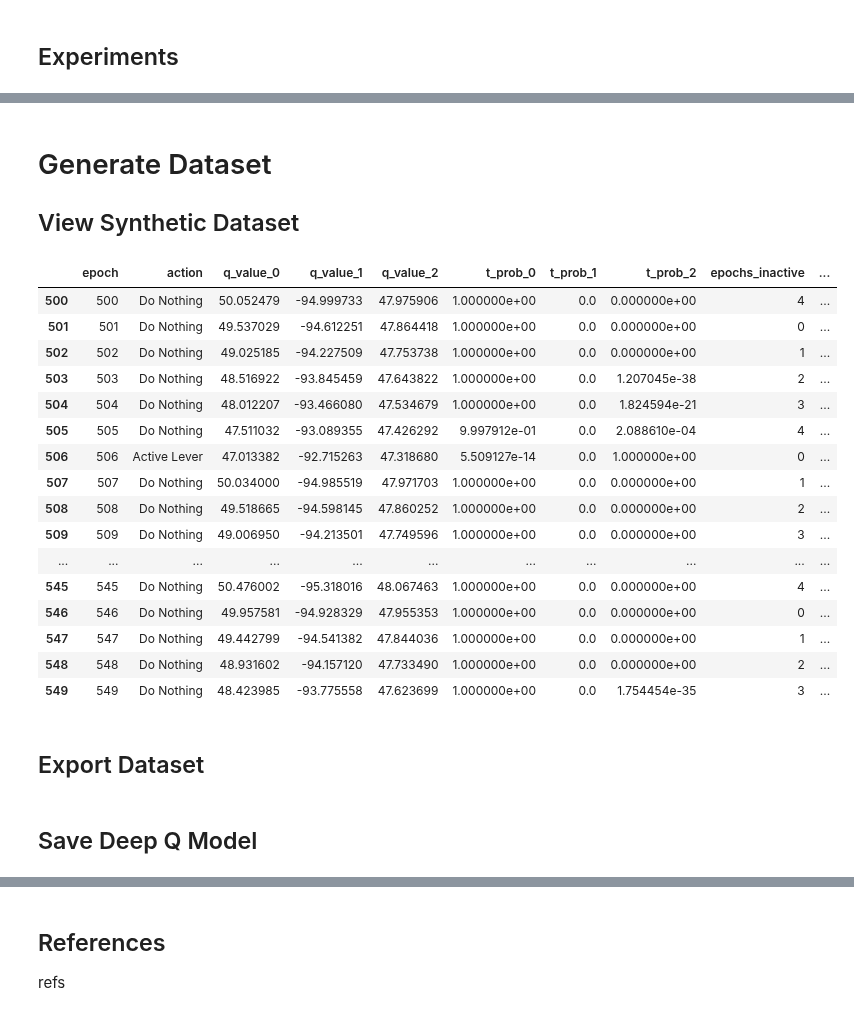
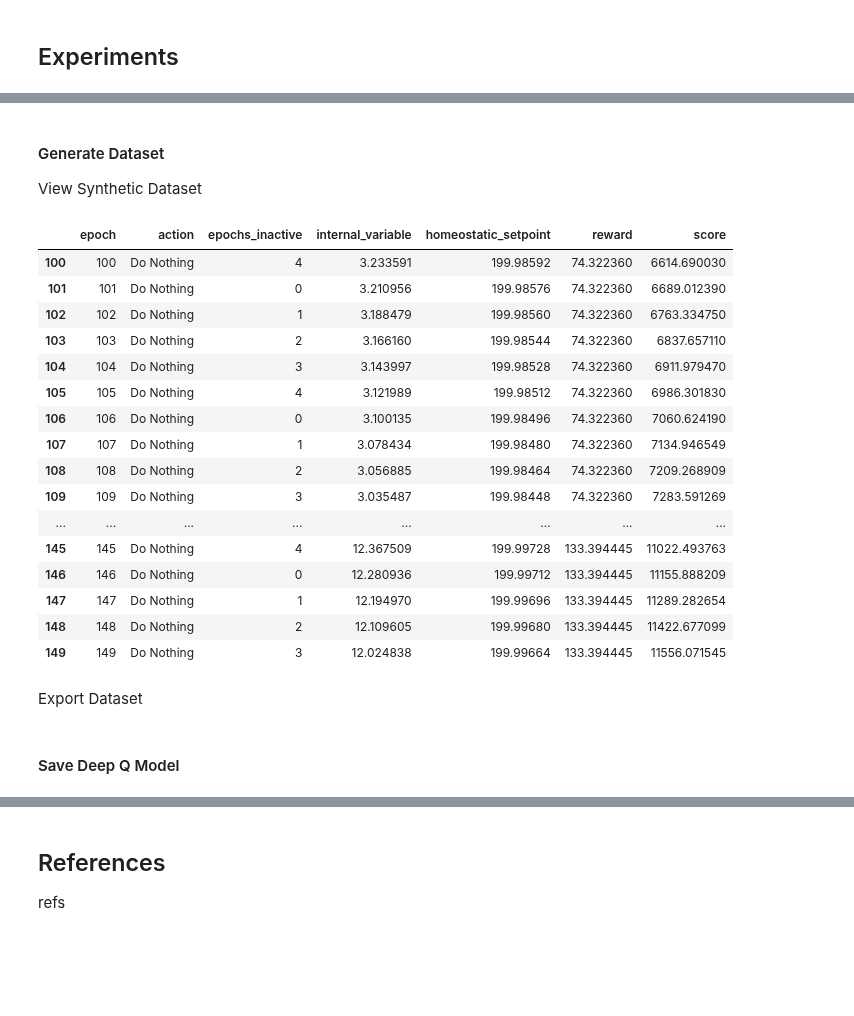
Before and after one commit to rob-sullivan/tu060, a Jupyter notebook: robert_s_sullivan_msc_dissertation.ipynb, the cells around one changed output, grey strips where cells are left out. Cells and saved outputs as stored; diff of their text form; code cells hidden in the pictures; blank space fills up the shorter version.

```diff
--- a/robert_s_sullivan_msc_dissertation.ipynb
+++ b/robert_s_sullivan_msc_dissertation.ipynb
@@ -161,7 +164,8 @@ Simulating Cocaine Addiction by varying the Homeostatic setpoint of the agent
 # %%
-env = gym.make('HRLSim-v0', render_mode="notebook")
-state = env.reset()
-#next_state, reward, terminated, truncated, info = env.step(env.action_space.sample())
+env = gym.make('HRLSim-v0', render_mode="notebook", time_hours=4) #time_hours
+observation = env.reset()[0]
+reward = env.reward
+done = False
 # %% [output]
 Simulation Reset.
 Total Time: 4 hrs.
@@ -169,7 +172,0 @@ Total Epochs expected: 3600.0
-# %%
-for _ in range(3600):
-    action = env.action_space.sample()  # agent policy that uses the observation and info
-    observation, reward, terminated, truncated, info = env.step(action)
-
-    #if terminated:
-    #    env.reset()
@@ -181,0 +175,3 @@ env.close()
+# %%
+# Agent Brain - a neural network that represents our Q-function
+agent = Dqn(2,3,0.9) # 4 sensors, 8 actions, gama = 0.9
@@ -181,0 +180,5 @@ env.close()
+# %%
+while not done:
+    env.render()
+    action, qValues, transitionProbs = agent.update(reward, observation)
+    observation, reward, done, truncated, info = env.step(action)
@@ -182,33 +200,33 @@ env.close()
 # %% [markdown]
-# Generate Dataset
-## View Synthetic Dataset
+#### Generate Dataset
+View Synthetic Dataset
 # %%
 #env.df.head(250)
-#env.df.iloc[100:150] #when hit is taken
-env.df.iloc[500:550]
+env.df.iloc[100:150] #when hit is taken
+#env.df.iloc[0:50]
 # %% [output]
-|  | epoch | action | q_value_0 | q_value_1 | q_value_2 | t_prob_0 | t_prob_1 | t_prob_2 | epochs_inactive | ... |
-| 500 | 500 | Do Nothing | 50.052479 | -94.999733 | 47.975906 | 1.000000e+00 | 0.0 | 0.000000e+00 | 4 | ... |
-| 501 | 501 | Do Nothing | 49.537029 | -94.612251 | 47.864418 | 1.000000e+00 | 0.0 | 0.000000e+00 | 0 | ... |
-| 502 | 502 | Do Nothing | 49.025185 | -94.227509 | 47.753738 | 1.000000e+00 | 0.0 | 0.000000e+00 | 1 | ... |
-| 503 | 503 | Do Nothing | 48.516922 | -93.845459 | 47.643822 | 1.000000e+00 | 0.0 | 1.207045e-38 | 2 | ... |
-| 504 | 504 | Do Nothing | 48.012207 | -93.466080 | 47.534679 | 1.000000e+00 | 0.0 | 1.824594e-21 | 3 | ... |
-| 505 | 505 | Do Nothing | 47.511032 | -93.089355 | 47.426292 | 9.997912e-01 | 0.0 | 2.088610e-04 | 4 | ... |
-| 506 | 506 | Active Lever | 47.013382 | -92.715263 | 47.318680 | 5.509127e-14 | 0.0 | 1.000000e+00 | 0 | ... |
-| 507 | 507 | Do Nothing | 50.034000 | -94.985519 | 47.971703 | 1.000000e+00 | 0.0 | 0.000000e+00 | 1 | ... |
-| 508 | 508 | Do Nothing | 49.518665 | -94.598145 | 47.860252 | 1.000000e+00 | 0.0 | 0.000000e+00 | 2 | ... |
-| 509 | 509 | Do Nothing | 49.006950 | -94.213501 | 47.749596 | 1.000000e+00 | 0.0 | 0.000000e+00 | 3 | ... |
-| ... | ... | ... | ... | ... | ... | ... | ... | ... | ... | ... |
-| 545 | 545 | Do Nothing | 50.476002 | -95.318016 | 48.067463 | 1.000000e+00 | 0.0 | 0.000000e+00 | 4 | ... |
-| 546 | 546 | Do Nothing | 49.957581 | -94.928329 | 47.955353 | 1.000000e+00 | 0.0 | 0.000000e+00 | 0 | ... |
-| 547 | 547 | Do Nothing | 49.442799 | -94.541382 | 47.844036 | 1.000000e+00 | 0.0 | 0.000000e+00 | 1 | ... |
-| 548 | 548 | Do Nothing | 48.931602 | -94.157120 | 47.733490 | 1.000000e+00 | 0.0 | 0.000000e+00 | 2 | ... |
-| 549 | 549 | Do Nothing | 48.423985 | -93.775558 | 47.623699 | 1.000000e+00 | 0.0 | 1.754454e-35 | 3 | ... |
+|  | epoch | action | epochs_inactive | internal_variable | homeostatic_setpoint | reward | score |
+| 100 | 100 | Do Nothing | 4 | 3.233591 | 199.98592 | 74.322360 | 6614.690030 |
+| 101 | 101 | Do Nothing | 0 | 3.210956 | 199.98576 | 74.322360 | 6689.012390 |
+| 102 | 102 | Do Nothing | 1 | 3.188479 | 199.98560 | 74.322360 | 6763.334750 |
+| 103 | 103 | Do Nothing | 2 | 3.166160 | 199.98544 | 74.322360 | 6837.657110 |
+| 104 | 104 | Do Nothing | 3 | 3.143997 | 199.98528 | 74.322360 | 6911.979470 |
+| 105 | 105 | Do Nothing | 4 | 3.121989 | 199.98512 | 74.322360 | 6986.301830 |
+| 106 | 106 | Do Nothing | 0 | 3.100135 | 199.98496 | 74.322360 | 7060.624190 |
+| 107 | 107 | Do Nothing | 1 | 3.078434 | 199.98480 | 74.322360 | 7134.946549 |
+| 108 | 108 | Do Nothing | 2 | 3.056885 | 199.98464 | 74.322360 | 7209.268909 |
+| 109 | 109 | Do Nothing | 3 | 3.035487 | 199.98448 | 74.322360 | 7283.591269 |
+| ... | ... | ... | ... | ... | ... | ... | ... |
+| 145 | 145 | Do Nothing | 4 | 12.367509 | 199.99728 | 133.394445 | 11022.493763 |
+| 146 | 146 | Do Nothing | 0 | 12.280936 | 199.99712 | 133.394445 | 11155.888209 |
+| 147 | 147 | Do Nothing | 1 | 12.194970 | 199.99696 | 133.394445 | 11289.282654 |
+| 148 | 148 | Do Nothing | 2 | 12.109605 | 199.99680 | 133.394445 | 11422.677099 |
+| 149 | 149 | Do Nothing | 3 | 12.024838 | 199.99664 | 133.394445 | 11556.071545 |
-# %% [markdown]
-## Export Dataset
+# %% [markdown]
+Export Dataset
 # %%
 x = datetime.datetime.now()
 file_name = str(x.year) + "_" + str(x.month) + "_" + str(x.day) + "_" + str(x.strftime("%H")) + "_" + str(x.strftime("%M")) + "_" + str(x.strftime("%S")) + ".csv"
 env.df.to_csv(file_name, index=False, encoding='utf-8')
 # %% [markdown]
-## Save Deep Q Model
+#### Save Deep Q Model
```
Also changed, not shown: parts of 18 cells of this notebook, 2 other files.
